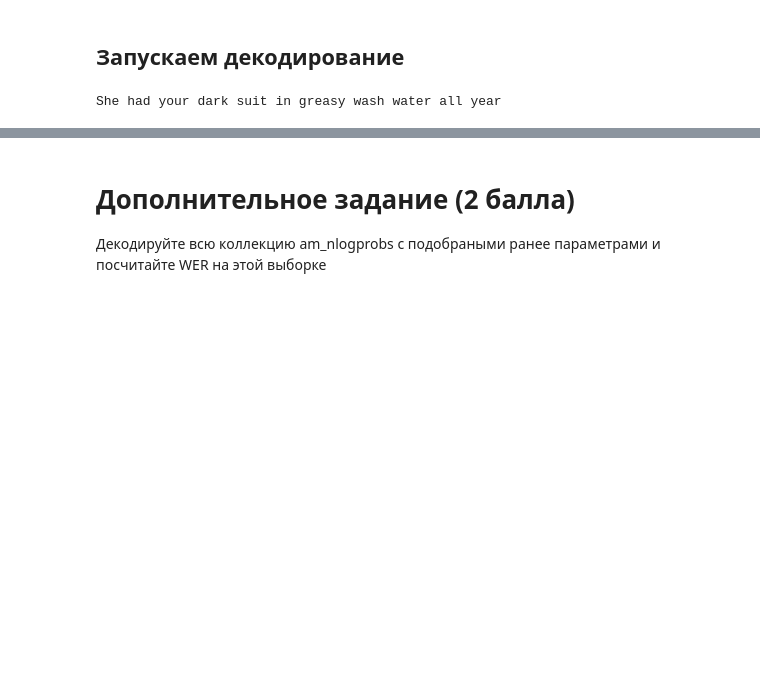
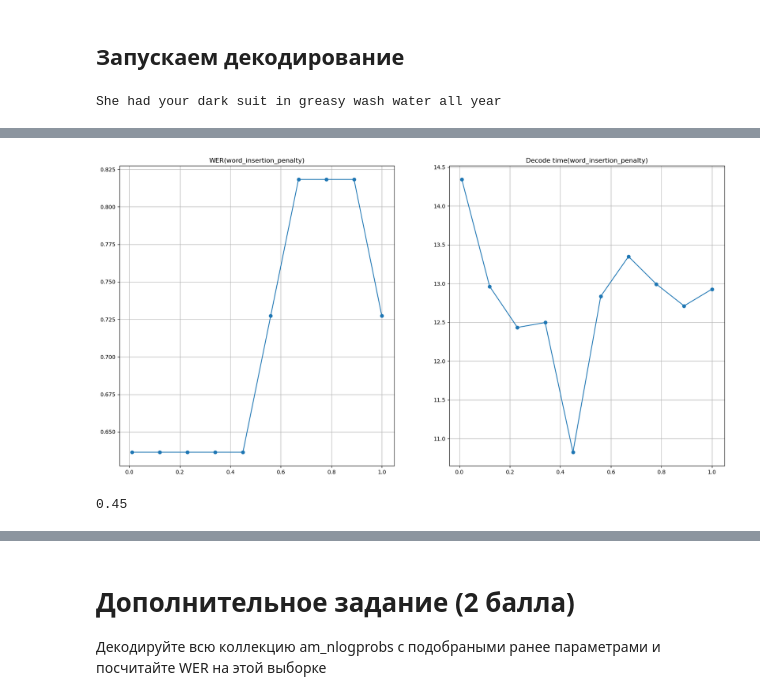
Before and after one commit to medbar/asr_itmo_practice, a Jupyter notebook: asr_lab4.ipynb, the cells around one changed output, grey strips where cells are left out. Saved outputs shown, nothing was run; the diff lists cells and outputs as text; code cells hidden in the pictures; blank space fills up the shorter version.

```diff
--- a/asr_lab4.ipynb
+++ b/asr_lab4.ipynb
@@ -892,0 +1207,20 @@ print(hyp, "WER: ", jiwer.wer(example_ref, ' '.join(hyp.words)))
+# %%
+lmwt_factors = 0.4 #beast from prev step according to min time and min wer
+stay_in_silence_penalty = 0.22222 #beast from prev step according to min time and min wer
+word_insertion_penalty = np.linspace(0.01, 1.0, 10)
+
+wer = np.zeros((len(word_insertion_penalty)))
+decode_time = np.zeros((len(word_insertion_penalty)))
+lm = kenlmLikeWFST(kenlm.LanguageModel('resources/lab4/3gram.arpa'), lmwt_factor=lmwt_factor)
+
+
+for i, w_p in enumerate(word_insertion_penalty):
+
+    l_fst = create_Lwfst_from_file(stay_in_silence_penalty=stay_in_silence_penalty, word_insertion_penalty=w_p)
+    ASR = BeamSearcher(am2phone_mapping=AM_PHONES, graph=OnTheFlyCompose([h_fst, l_fst, lm]), beam_size=6)
+    cur_start = time.time()
+    hyp = ASR.decode(example)
+    cur_decode_time = time.time() - cur_start
+    cur_wer = jiwer.wer(example_ref, ' '.join(hyp.words))
+    wer[i] = cur_wer
+    decode_time[i] = cur_decode_time
@@ -892,0 +1233,19 @@ print(hyp, "WER: ", jiwer.wer(example_ref, ' '.join(hyp.words)))
+# %%
+fig, ax = plt.subplots(1, 2)
+fig.set_figwidth(20)
+fig.set_figheight(10)
+ax[0].plot(word_insertion_penalty, wer, marker='o')
+ax[0].set_title("WER(word_insertion_penalty)")
+ax[0].grid()
+ax[1].plot(word_insertion_penalty, decode_time, marker='o')
+ax[1].set_title("Decode time(word_insertion_penalty)")
+ax[1].grid()
+
+
+plt.show()
+# %% [output]
+[figure, added]
+# %%
+word_insertion_penalty[4]
+# %% [output]
+0.45
```
Also changed, not shown: parts of 39 cells of this notebook.
